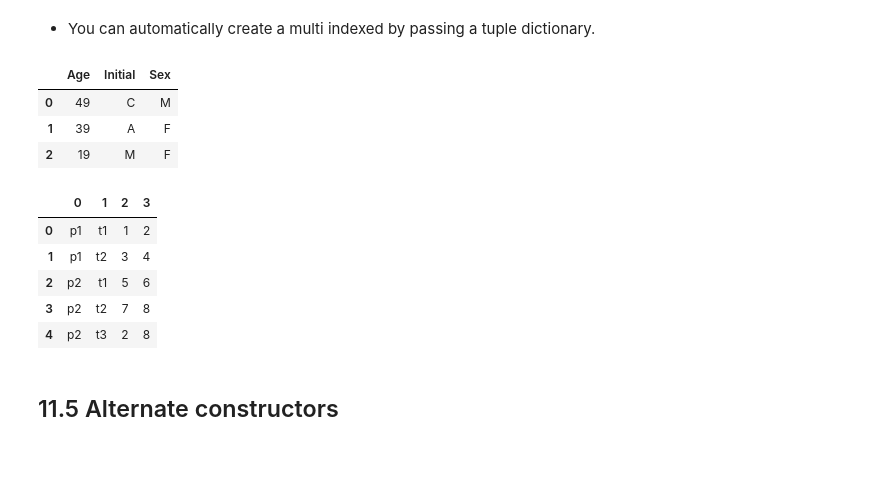
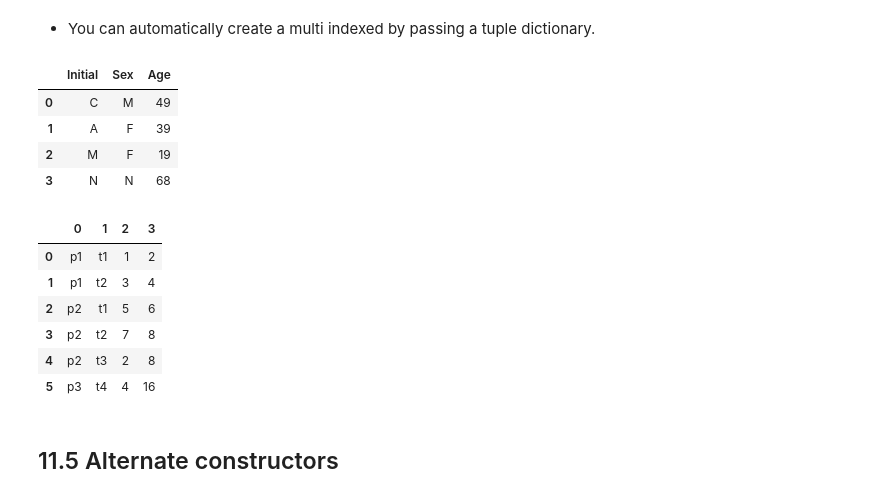
Before and after one commit to IAT-ExploringAI-2024/Week1---Intro-to-Python, a Jupyter notebook: Introduction_to_Python.ipynb, the cells around one changed output. Saved outputs shown, nothing was run; the diff lists cells and outputs as text; code cells hidden in the pictures; blank space fills up the shorter version.

```diff
--- a/Introduction_to_Python.ipynb
+++ b/Introduction_to_Python.ipynb
@@ -1159,17 +1282,19 @@ pd.DataFrame(data)
 # %% [markdown]
  - You can automatically create a multi indexed by passing a tuple dictionary.
 # %%
-
-df = pd.DataFrame({'Initial': ['C','A','M'], 'Sex': ['M', 'F', 'F'], 'Age': [49, 39, 19]})
+import pandas as pd
+df = pd.DataFrame({'Initial': ['C','A','M','N'], 'Sex': ['M', 'F', 'F','N'], 'Age': [49, 39, 19, 68]})
 #df = df[['Initial', 'Sex', 'Age']]
 df
 # %% [output]
-|  | Age | Initial | Sex |
-| 0 | 49 | C | M |
-| 1 | 39 | A | F |
-| 2 | 19 | M | F |
+|  | Initial | Sex | Age |
+| 0 | C | M | 49 |
+| 1 | A | F | 39 |
+| 2 | M | F | 19 |
+| 3 | N | N | 68 |
 # %%
-data = [('p1', 't1', 1, 2),('p1', 't2', 3, 4),('p2', 't1', 5, 6),('p2', 't2', 7, 8),('p2', 't3', 2, 8)]
+import pandas as pd
+data = [('p1', 't1', 1, 2),('p1', 't2', 3, 4),('p2', 't1', 5, 6),('p2', 't2', 7, 8),('p2', 't3', 2, 8) ,('p3', 't4', 4, 16)]
 
 df = pd.DataFrame(data)
 df
@@ -1180,6 +1305,7 @@ df
 | 2 | p2 | t1 | 5 | 6 |
 | 3 | p2 | t2 | 7 | 8 |
 | 4 | p2 | t3 | 2 | 8 |
+| 5 | p3 | t4 | 4 | 16 |
 # %% [markdown]
 ## 11.5 Alternate constructors
 # %% [markdown]
```
Also changed, not shown: parts of 89 cells of this notebook.
